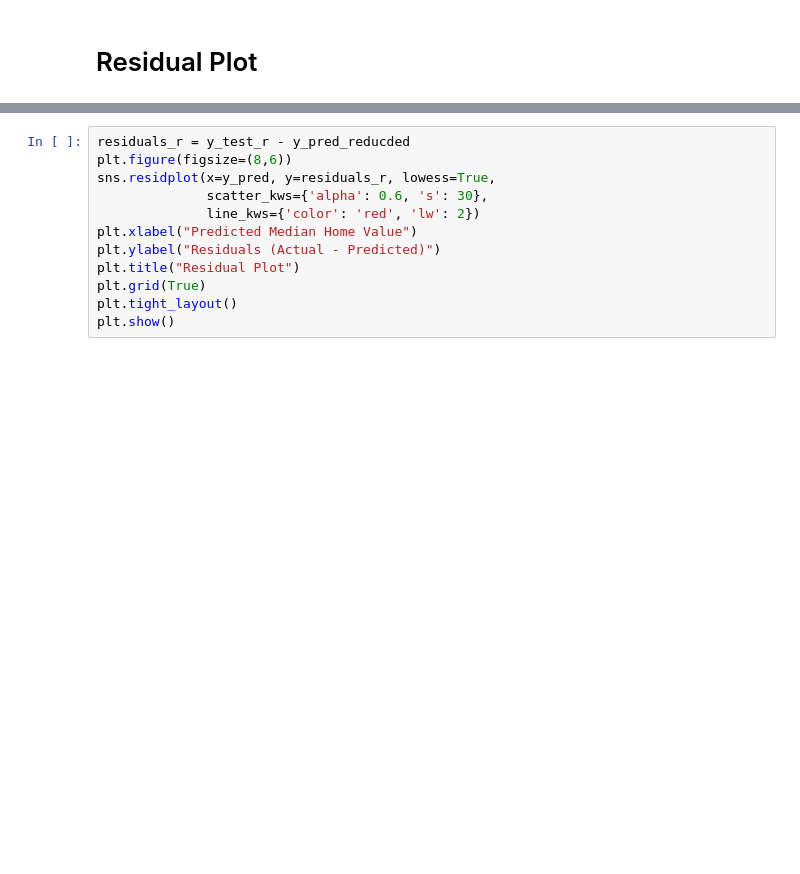
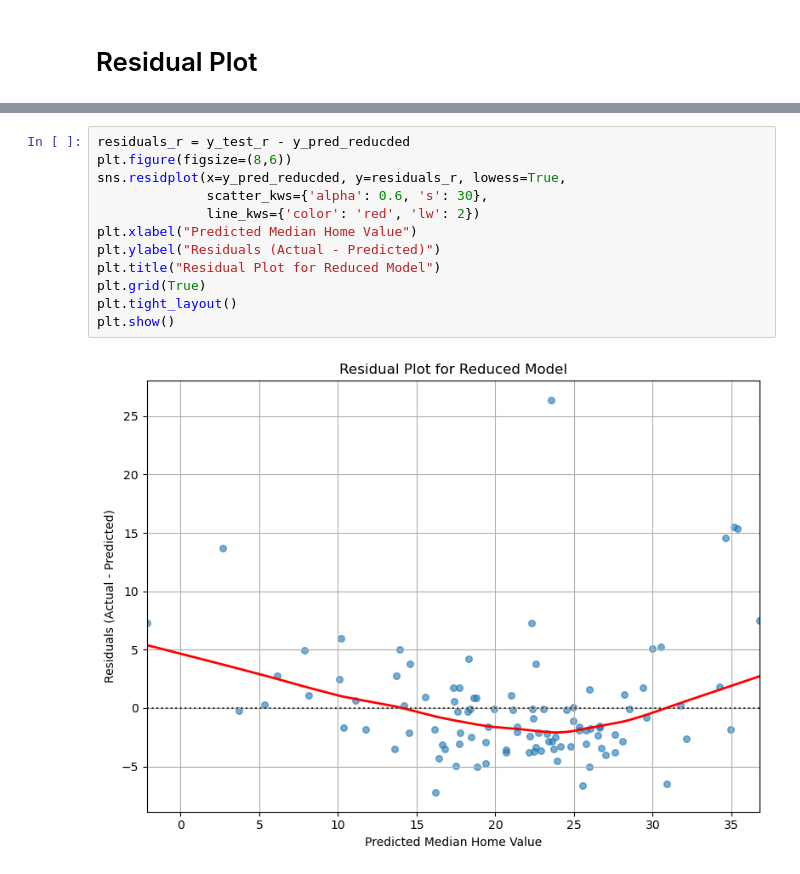
Before and after one commit to yzhao2433/LoanDelinquencyProject, a Jupyter notebook: HW1.ipynb, the cells around one changed output, grey strips where cells are left out. Saved outputs shown, nothing was run; the diff lists cells and outputs as text; blank space fills up the shorter version.

```diff
--- a/HW1.ipynb
+++ b/HW1.ipynb
@@ -637,12 +648,14 @@ plt.show()
 # %%
 residuals_r = y_test_r - y_pred_reducded
 plt.figure(figsize=(8,6))
-sns.residplot(x=y_pred, y=residuals_r, lowess=True,
+sns.residplot(x=y_pred_reducded, y=residuals_r, lowess=True,
               scatter_kws={'alpha': 0.6, 's': 30},
               line_kws={'color': 'red', 'lw': 2})
 plt.xlabel("Predicted Median Home Value")
 plt.ylabel("Residuals (Actual - Predicted)")
-plt.title("Residual Plot")
+plt.title("Residual Plot for Reduced Model")
 plt.grid(True)
 plt.tight_layout()
 plt.show()
+# %% [output]
+[figure, added]
```
Also changed, not shown: parts of 5 cells of this notebook.
